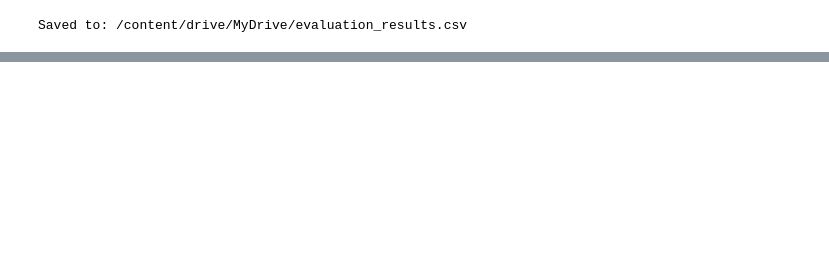
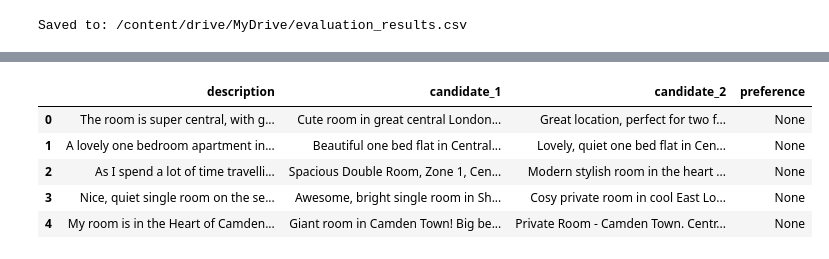
Before and after one commit to candyledger1/Express-Certificate-Pricing, a Jupyter notebook: DL_Assignment_3.ipynb, the cells around one changed output, grey strips where cells are left out. Cells and saved outputs as stored; diff of their text form; code cells hidden in the pictures; blank space fills up the shorter version.

```diff
--- a/DL_Assignment_3.ipynb
+++ b/DL_Assignment_3.ipynb
@@ -858,0 +996,14 @@ Overall, supervised fine-tuning improves relevance, clarity, and stylistic align
+# %%
+import pandas as pd
+
+data = pd.read_csv("/content/drive/MyDrive/airbnb_tabular.csv")
+
+subset_pref = (
+    data[["description", "name"]]
+    .dropna()
+    .sample(50, random_state=42)
+    .reset_index(drop=True)
+)
+
+print("Subset size:", len(subset_pref))
+subset_pref.head()
@@ -858,0 +1028,17 @@ Overall, supervised fine-tuning improves relevance, clarity, and stylistic align
+# %%
+preference_data = []
+
+for idx, row in subset_pref.iterrows():
+    desc = row["description"]
+
+    title_a, title_b = generate_two_titles(model_2, tokenizer_2, desc)
+
+    preference_data.append({
+        "description": desc,
+        "candidate_1": title_a,
+        "candidate_2": title_b
+    })
+
+pref_df = pd.DataFrame(preference_data)
+
+pref_df.head()
@@ -858,0 +1097,12 @@ Overall, supervised fine-tuning improves relevance, clarity, and stylistic align
+# %%
+# Create preference column (initialize empty)
+pref_df["preference"] = None
+
+pref_df.head()
+# %% [output]
+|  | description | candidate_1 | candidate_2 | preference |
+| 0 | The room is super central, with g... | Cute room in great central London... | Great location, perfect for two f... | None |
+| 1 | A lovely one bedroom apartment in... | Beautiful one bed flat in Central... | Lovely, quiet one bed flat in Cen... | None |
+| 2 | As I spend a lot of time travelli... | Spacious Double Room, Zone 1, Cen... | Modern stylish room in the heart ... | None |
+| 3 | Nice, quiet single room on the se... | Awesome, bright single room in Sh... | Cosy private room in cool East Lo... | None |
+| 4 | My room is in the Heart of Camden... | Giant room in Camden Town! Big be... | Private Room - Camden Town. Centr... | None |
```
Also changed, not shown: parts of 54 cells of this notebook.
